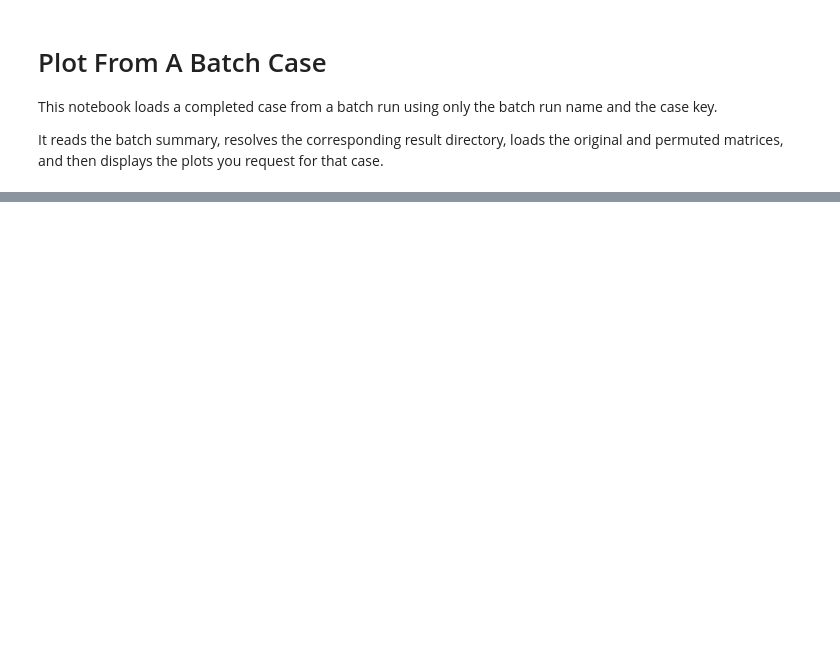
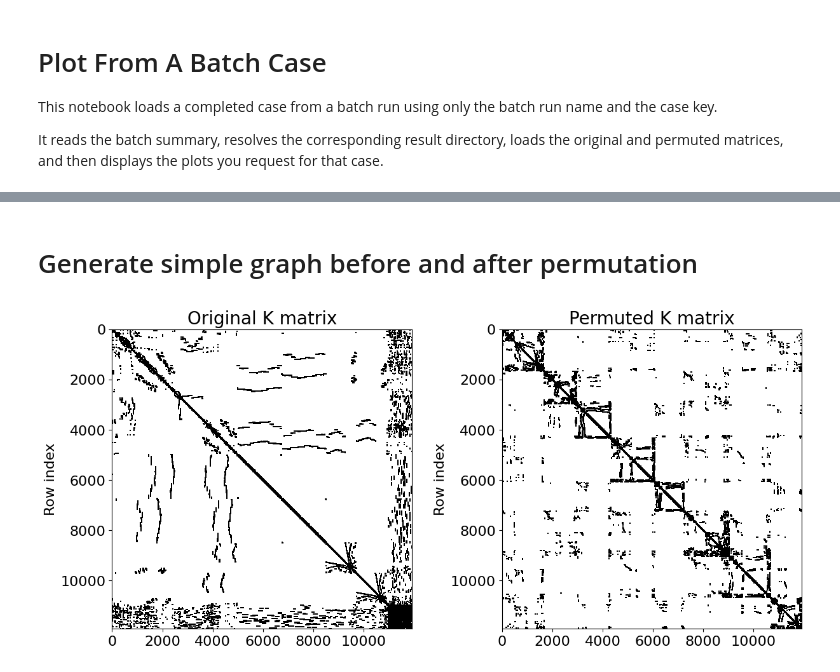
Before and after one commit to orlandomotapires/hybrid_domain_decomposition, a Jupyter notebook: notebooks/plots_notebook.ipynb, the cells around one changed output, grey strips where cells are left out. Saved outputs shown, nothing was run; the diff lists cells and outputs as text; code cells hidden in the pictures; blank space fills up the shorter version.

Commit message:
Adjusting demonstrators and batchs

```diff
--- a/notebooks/plots_notebook.ipynb
+++ b/notebooks/plots_notebook.ipynb
@@ -379,0 +385,54 @@ Source: Author (2026)
+# %% [markdown]
+# Generate simple graph before and after permutation
+# %%
+# Plot raw K matrix before/after permutation using black dots (no graph conversion)
+
+import json
+from pathlib import Path
+import matplotlib.pyplot as plt
+from notebook_functions import REPO_ROOT, load_mtx
+
+# Font sizes
+title_fontsize = 20
+label_fontsize = 16
+tick_labelsize = 16
+
+# Set one specific run directory (relative to repository root)
+RESULT_DIR = Path("demonstrators/demonstrator_03/results/run_20260622_144031_321916")
+repo_root = Path(REPO_ROOT) if "REPO_ROOT" in globals() and REPO_ROOT is not None else Path.cwd()
+result_dir = repo_root / RESULT_DIR
+if not result_dir.exists():
+    raise FileNotFoundError(f"Result directory not found: {result_dir}")
+
+demonstrator_dir = result_dir.parent.parent
+data_dir = demonstrator_dir / "data"
+simulation_config = json.loads((data_dir / "simulation_config.json").read_text())
+
+matrix_k_original = load_mtx(
+    data_dir / "matrices" / simulation_config["input_matrices"]["matrix_k_file_path"],
+    label="K original",
+)
+
+matrix_k_permuted = load_mtx(result_dir / "matrix_k_permuted.mtx", label="K permuted")
+
+def plot_raw_matrix(ax, matrix, title):
+    matrix_coo = matrix.tocoo()
+    n = matrix.shape[0]
+    marker_size = 12.0 if n <= 200 else 5.0 if n <= 2000 else 1.5
+    ax.scatter(matrix_coo.col, matrix_coo.row, c="black", s=marker_size, marker="s", linewidths=0)
+    ax.set_title(title, fontsize=title_fontsize)
+    ax.set_aspect("equal", adjustable="box")
+    ax.invert_yaxis()
+    ax.set_xlim(-0.5, max(n - 0.5, 0.5))
+    ax.set_ylim(max(n - 0.5, 0.5), -0.5)
+    ax.set_xlabel("")
+    ax.set_ylabel("Row index", fontsize=label_fontsize)
+    ax.tick_params(axis="both", labelsize=tick_labelsize)
+
+fig, axes = plt.subplots(1, 2, figsize=(14, 7), constrained_layout=False)
+fig.subplots_adjust(wspace=0.30)
+plot_raw_matrix(axes[0], matrix_k_original, "Original K matrix")
+plot_raw_matrix(axes[1], matrix_k_permuted, "Permuted K matrix")
+plt.show()
+# %% [output]
+[figure, added]
```
Also changed, not shown: parts of 5 cells of this notebook, 5 other files.
